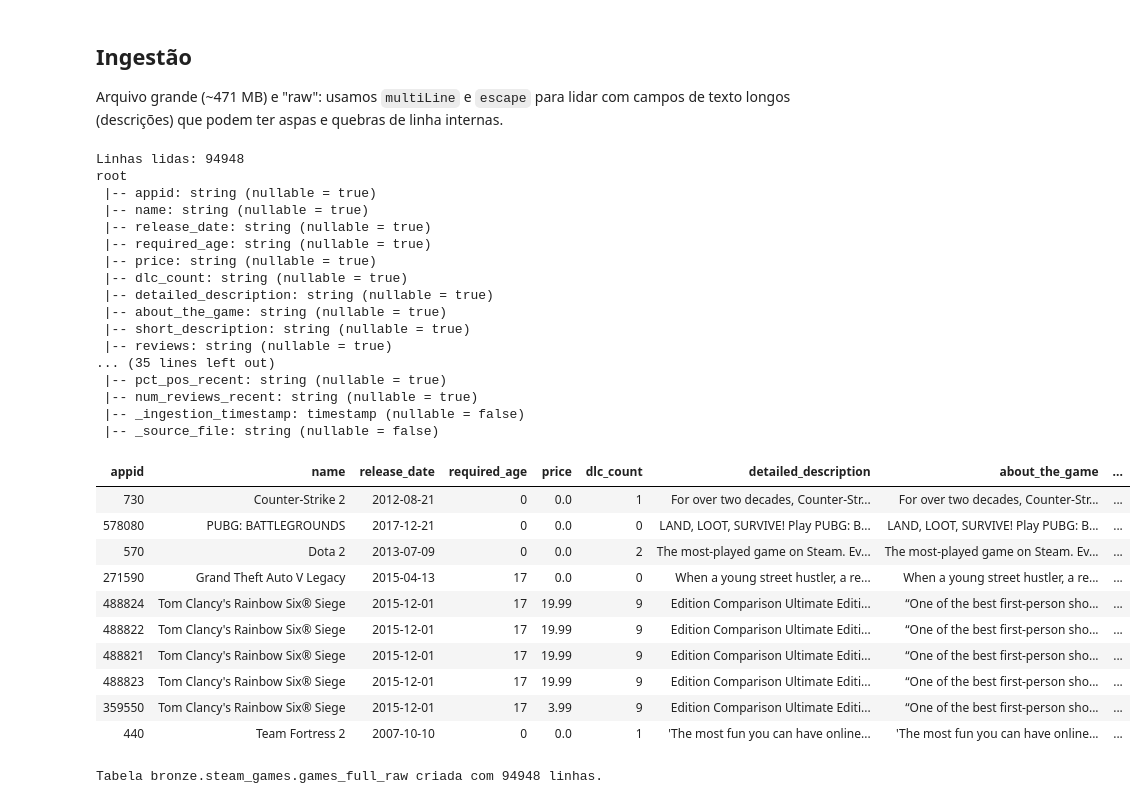
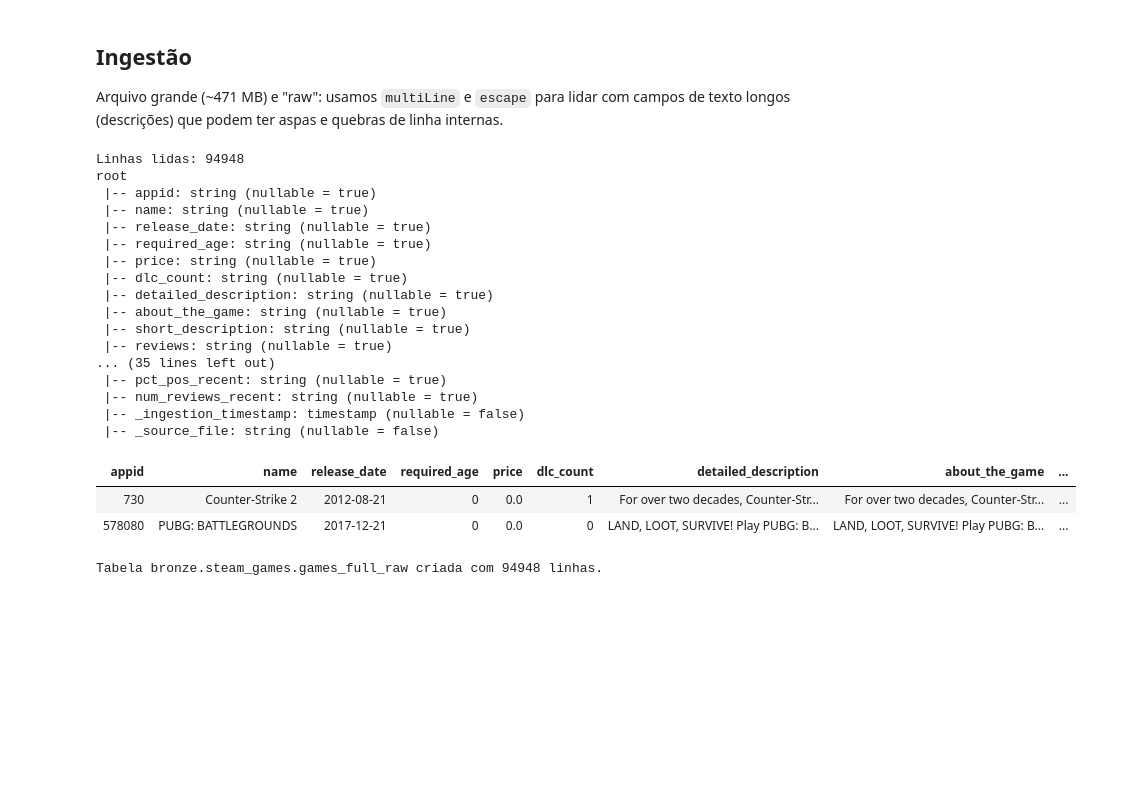
Before and after one commit to murilopmaia/Engenharia-de-dados-MVP, a Jupyter notebook: notebooks/01_bronze_ingestao.ipynb, the cells around one changed output. Drawn from its saved outputs; the diff is of its cells as text; code cells hidden in the pictures; blank space fills up the shorter version.

Commit message:
Diminuindo tamanho display

```diff
--- a/notebooks/01_bronze_ingestao.ipynb
+++ b/notebooks/01_bronze_ingestao.ipynb
@@ -46,7 +46,7 @@ Arquivo grande (~471 MB) e "raw": usamos `multiLine` e `escape` para lidar com c
 # %%
 # Lê o CSV bruto do Volume com todas as colunas como string (sem inferir tipos) e acrescenta duas colunas de
 # controle: data/hora da ingestão e arquivo de origem. Depois mostra a contagem de linhas, o schema e uma
-# amostra de 10 linhas.
+# amostra de 2 linhas.
 df_games_full = (
     spark.read
     .option("header", "true")
@@ -54,42 +54,34 @@ df_games_full = (
     .option("quote", '"')
     .option("escape", '"')
     .csv(games_full_csv_path)
     .withColumn("_ingestion_timestamp", F.current_timestamp())
     .withColumn("_source_file", F.lit("games_march2025_full.csv"))
 )
 
 print("Linhas lidas:", df_games_full.count())
 df_games_full.printSchema()
-display(df_games_full.limit(10))
+display(df_games_full.limit(2))
 # %% [output]
 Linhas lidas: 94948
 root
  |-- appid: string (nullable = true)
  |-- name: string (nullable = true)
  |-- release_date: string (nullable = true)
  |-- required_age: string (nullable = true)
  |-- price: string (nullable = true)
  |-- dlc_count: string (nullable = true)
  |-- detailed_description: string (nullable = true)
  |-- about_the_game: string (nullable = true)
  |-- short_description: string (nullable = true)
  |-- reviews: string (nullable = true)
 ... (35 lines left out)
  |-- pct_pos_recent: string (nullable = true)
  |-- num_reviews_recent: string (nullable = true)
  |-- _ingestion_timestamp: timestamp (nullable = false)
  |-- _source_file: string (nullable = false)
 | appid | name | release_date | required_age | price | dlc_count | detailed_description | about_the_game | ... |
 | 730 | Counter-Strike 2 | 2012-08-21 | 0 | 0.0 | 1 | For over two decades, Counter-Str... | For over two decades, Counter-Str... | ... |
 | 578080 | PUBG: BATTLEGROUNDS | 2017-12-21 | 0 | 0.0 | 0 | LAND, LOOT, SURVIVE! Play PUBG: B... | LAND, LOOT, SURVIVE! Play PUBG: B... | ... |
-| 570 | Dota 2 | 2013-07-09 | 0 | 0.0 | 2 | The most-played game on Steam. Ev... | The most-played game on Steam. Ev... | ... |
-| 271590 | Grand Theft Auto V Legacy | 2015-04-13 | 17 | 0.0 | 0 | When a young street hustler, a re... | When a young street hustler, a re... | ... |
-| 488824 | Tom Clancy's Rainbow Six® Siege | 2015-12-01 | 17 | 19.99 | 9 | Edition Comparison Ultimate Editi... | “One of the best first-person sho... | ... |
-| 488822 | Tom Clancy's Rainbow Six® Siege | 2015-12-01 | 17 | 19.99 | 9 | Edition Comparison Ultimate Editi... | “One of the best first-person sho... | ... |
-| 488821 | Tom Clancy's Rainbow Six® Siege | 2015-12-01 | 17 | 19.99 | 9 | Edition Comparison Ultimate Editi... | “One of the best first-person sho... | ... |
-| 488823 | Tom Clancy's Rainbow Six® Siege | 2015-12-01 | 17 | 19.99 | 9 | Edition Comparison Ultimate Editi... | “One of the best first-person sho... | ... |
-| 359550 | Tom Clancy's Rainbow Six® Siege | 2015-12-01 | 17 | 3.99 | 9 | Edition Comparison Ultimate Editi... | “One of the best first-person sho... | ... |
-| 440 | Team Fortress 2 | 2007-10-10 | 0 | 0.0 | 1 | 'The most fun you can have online... | 'The most fun you can have online... | ... |
 # %%
 # Grava o DataFrame como tabela Delta gerenciada (bronze.steam_games.games_full_raw), sobrescrevendo se já
 # existir, e confirma quantas linhas foram gravadas.
```
